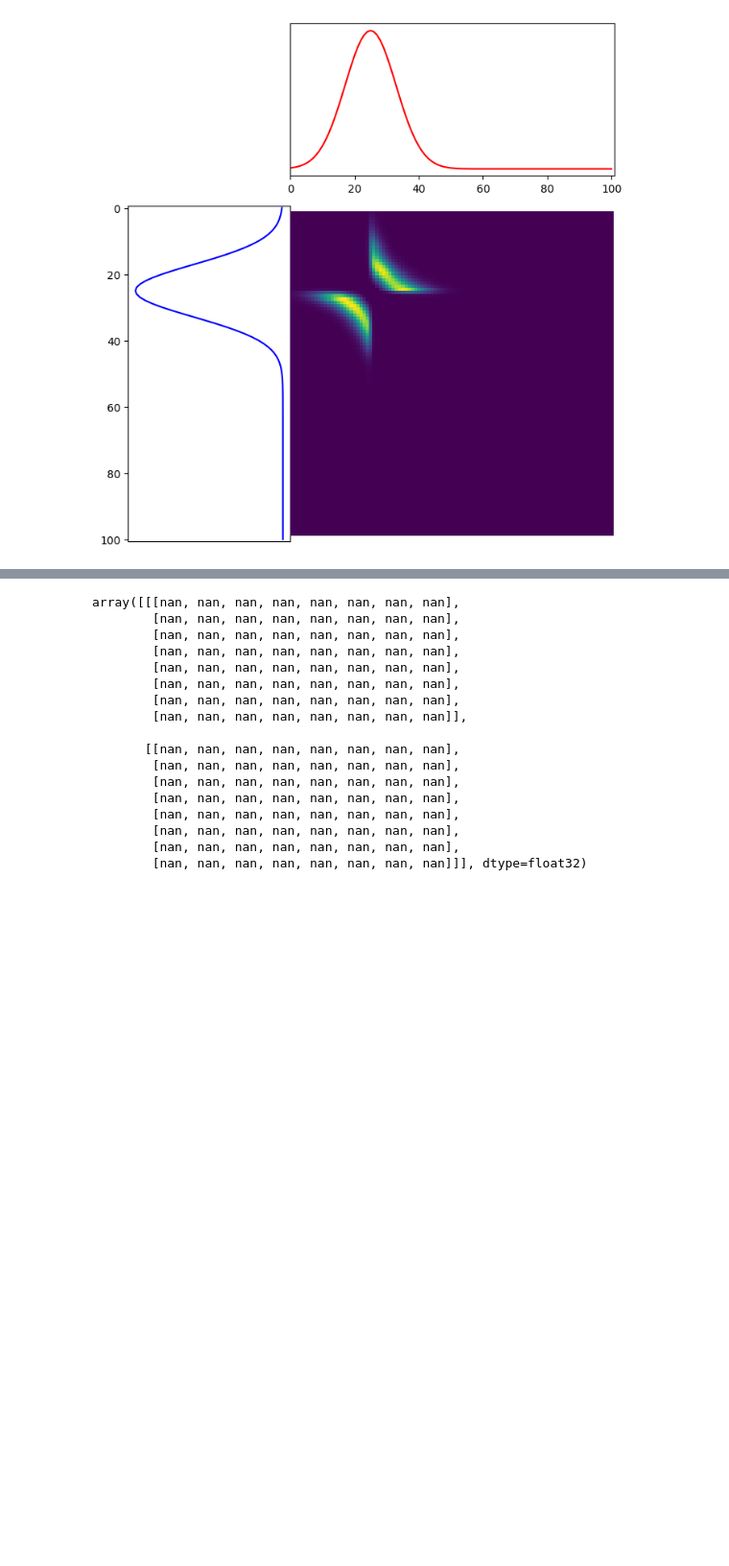
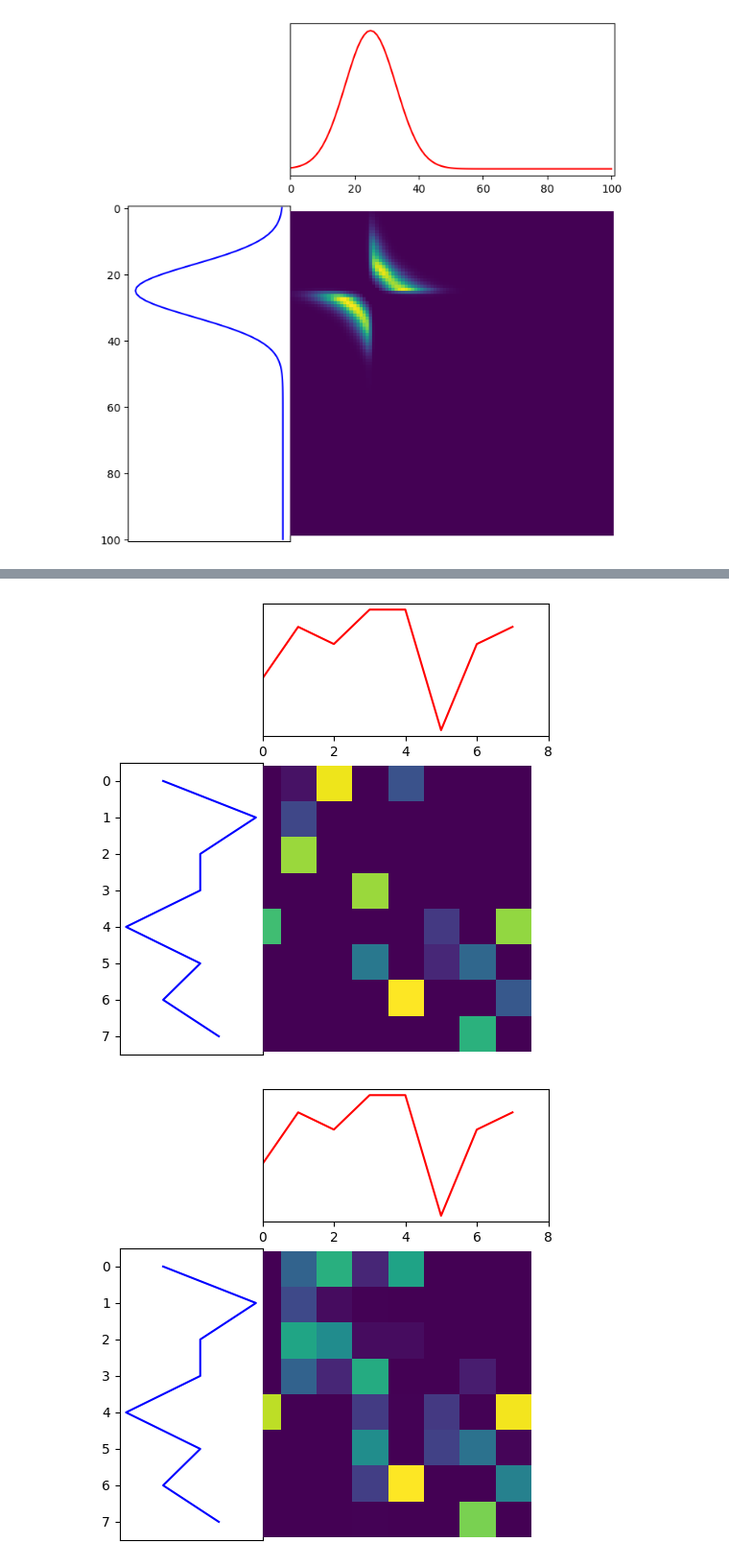
Before and after one commit to manyasha-n-m/Computational-OT, a Jupyter notebook: OT-NN-Sinkhorn.ipynb, the cells around one changed output, grey strips where cells are left out. Shown: that part at 96% size. Cells and saved outputs as stored; diff of their text form; code cells hidden in the pictures; blank space fills up the shorter version.

```diff
--- a/OT-NN-Sinkhorn.ipynb
+++ b/OT-NN-Sinkhorn.ipynb
@@ -320,20 +350,11 @@ potentials_2, P_2 = net_2.fit(np.array([np.stack([mu_2, nu_2]), np.stack([mu_2,
-# %%
-P_2
-# %% [output]
-array([[[nan, nan, nan, nan, nan, nan, nan, nan],
-        [nan, nan, nan, nan, nan, nan, nan, nan],
-        [nan, nan, nan, nan, nan, nan, nan, nan],
-        [nan, nan, nan, nan, nan, nan, nan, nan],
-        [nan, nan, nan, nan, nan, nan, nan, nan],
-        [nan, nan, nan, nan, nan, nan, nan, nan],
-        [nan, nan, nan, nan, nan, nan, nan, nan],
-        [nan, nan, nan, nan, nan, nan, nan, nan]],
-
-       [[nan, nan, nan, nan, nan, nan, nan, nan],
-        [nan, nan, nan, nan, nan, nan, nan, nan],
-        [nan, nan, nan, nan, nan, nan, nan, nan],
-        [nan, nan, nan, nan, nan, nan, nan, nan],
-        [nan, nan, nan, nan, nan, nan, nan, nan],
-        [nan, nan, nan, nan, nan, nan, nan, nan],
-        [nan, nan, nan, nan, nan, nan, nan, nan],
-        [nan, nan, nan, nan, nan, nan, nan, nan]]], dtype=float32)
+# %%
+# exact
+plt.figure(figsize=(5,5))
+ot.plot.plot1D_mat(mu_2, nu_2, P_2_best)
+
+# dnn approximation
+plt.figure(figsize=(5,5))
+ot.plot.plot1D_mat(mu_2, nu_2, P_2[0])
+# %% [output]
+[figure, added]
+[figure, added]
```
Also changed, not shown: parts of 15 cells of this notebook.
